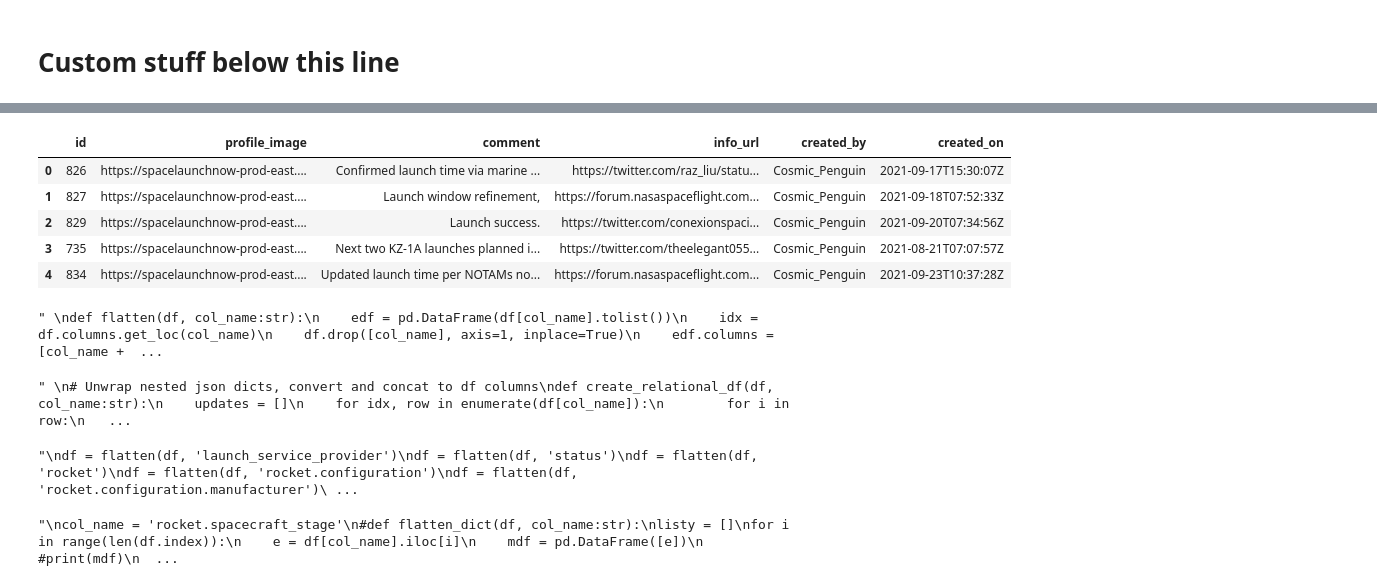
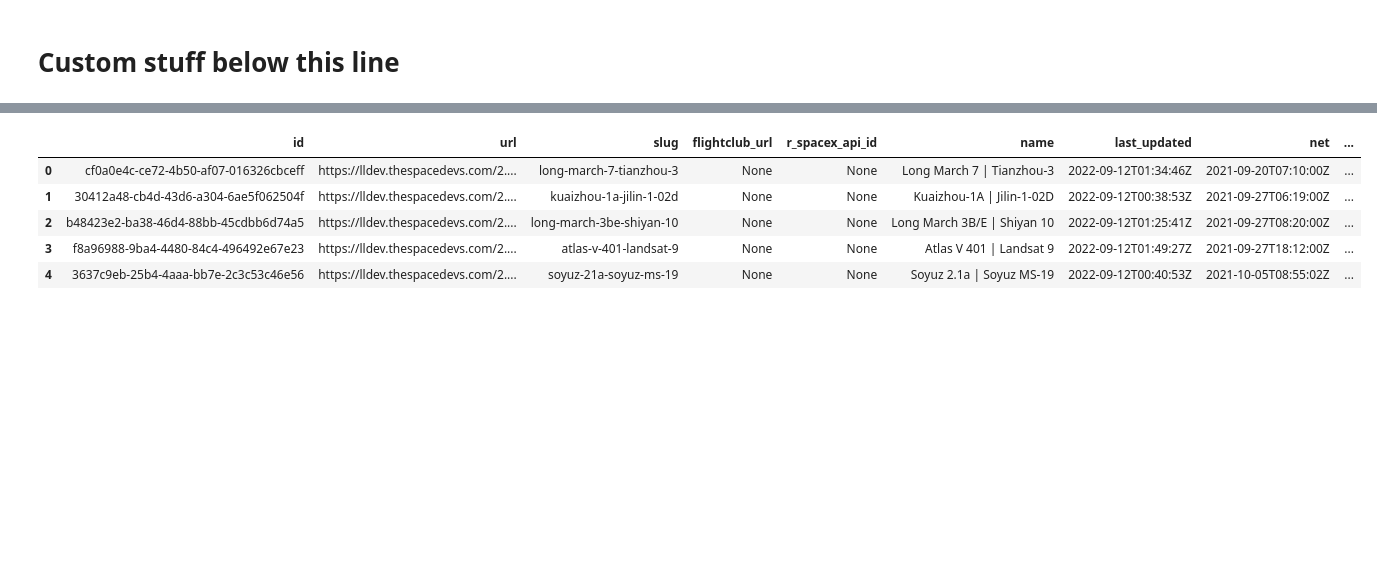
Before and after one commit to Victor4X/datavis-project, a Jupyter notebook: visualization/launches.ipynb, the cells around one changed output, grey strips where cells are left out. Saved outputs shown, nothing was run; the diff lists cells and outputs as text; code cells hidden in the pictures; blank space fills up the shorter version.

Commit message:
finished normalize and join to single table

```diff
--- a/visualization/launches.ipynb
+++ b/visualization/launches.ipynb
@@ -77,0 +73,3 @@ AttributeError: 'list' object has no attribute 'keys'
+# %%
+launch_df = pd.json_normalize(file, max_level=5)
+launch_df.drop(['updates', 'vidURLs', 'program', 'mission_patches', 'infoURLs', 'rocket.configuration.program', 'rocket.launcher_stage', 'rocket.spacecraft_stage.launch_crew', 'rocket.spacecraft_stage.onboard_crew', 'rocket.spacecraft_stage.landing_crew', 'rocket.spacecraft_stage.docking_events'], axis=1, inplace=True)
@@ -80,50 +136,9 @@ df = pd.json_normalize(file, record_path='updates')
 # %%
-df.head(5)
+launch_df.head(5)
 # %% [output]
-|  | id | profile_image | comment | info_url | created_by | created_on |
-| 0 | 826 | https://spacelaunchnow-prod-east.... | Confirmed launch time via marine ... | https://twitter.com/raz_liu/statu... | Cosmic_Penguin | 2021-09-17T15:30:07Z |
-| 1 | 827 | https://spacelaunchnow-prod-east.... | Launch window refinement, | https://forum.nasaspaceflight.com... | Cosmic_Penguin | 2021-09-18T07:52:33Z |
-| 2 | 829 | https://spacelaunchnow-prod-east.... | Launch success. | https://twitter.com/conexionspaci... | Cosmic_Penguin | 2021-09-20T07:34:56Z |
-| 3 | 735 | https://spacelaunchnow-prod-east.... | Next two KZ-1A launches planned i... | https://twitter.com/theelegant055... | Cosmic_Penguin | 2021-08-21T07:07:57Z |
-| 4 | 834 | https://spacelaunchnow-prod-east.... | Updated launch time per NOTAMs no... | https://forum.nasaspaceflight.com... | Cosmic_Penguin | 2021-09-23T10:37:28Z |
+|  | id | url | slug | flightclub_url | r_spacex_api_id | name | last_updated | net | ... |
+| 0 | cf0a0e4c-ce72-4b50-af07-016326cbceff | https://lldev.thespacedevs.com/2.... | long-march-7-tianzhou-3 | None | None | Long March 7 | Tianzhou-3 | 2022-09-12T01:34:46Z | 2021-09-20T07:10:00Z | ... |
+| 1 | 30412a48-cb4d-43d6-a304-6ae5f062504f | https://lldev.thespacedevs.com/2.... | kuaizhou-1a-jilin-1-02d | None | None | Kuaizhou-1A | Jilin-1-02D | 2022-09-12T00:38:53Z | 2021-09-27T06:19:00Z | ... |
+| 2 | b48423e2-ba38-46d4-88bb-45cdbb6d74a5 | https://lldev.thespacedevs.com/2.... | long-march-3be-shiyan-10 | None | None | Long March 3B/E | Shiyan 10 | 2022-09-12T01:25:41Z | 2021-09-27T08:20:00Z | ... |
+| 3 | f8a96988-9ba4-4480-84c4-496492e67e23 | https://lldev.thespacedevs.com/2.... | atlas-v-401-landsat-9 | None | None | Atlas V 401 | Landsat 9 | 2022-09-12T01:49:27Z | 2021-09-27T18:12:00Z | ... |
+| 4 | 3637c9eb-25b4-4aaa-bb7e-2c3c53c46e56 | https://lldev.thespacedevs.com/2.... | soyuz-21a-soyuz-ms-19 | None | None | Soyuz 2.1a | Soyuz MS-19 | 2022-09-12T00:40:53Z | 2021-10-05T08:55:02Z | ... |
-# %%
-"""
-def flatten(df, col_name:str):
-    edf = pd.DataFrame(df[col_name].tolist())
-    idx = df.columns.get_loc(col_name)
-    df.drop([col_name], axis=1, inplace=True)
-    edf.columns = [col_name + '.' + str(col) for col in edf.columns]
-    for i, col in enumerate(edf.columns):
-        df.insert(idx+i, col, edf[col])
-    return df
-"""
-# %% [output]
-" \ndef flatten(df, col_name:str):\n    edf = pd.DataFrame(df[col_name].tolist())\n    idx = df.columns.get_loc(col_name)\n    df.drop([col_name], axis=1, inplace=True)\n    edf.columns = [col_name +  ...
-# %%
-"""
-# Unwrap nested json dicts, convert and concat to df columns
-def create_relational_df(df, col_name:str):
-    updates = []
-    for idx, row in enumerate(df[col_name]):
-        for i in row:
-            idf = pd.DataFrame(i, index=[0])
-            idf.columns = [col_name + '.' + str(col) for col in idf.columns]
-            idf.insert(0, 'id', df['id'].iloc[idx])
-            updates.append(idf)
-    udf = pd.concat(updates)
-    return udf, df.drop([col_name], axis=1)
-"""
-# %% [output]
-" \n# Unwrap nested json dicts, convert and concat to df columns\ndef create_relational_df(df, col_name:str):\n    updates = []\n    for idx, row in enumerate(df[col_name]):\n        for i in row:\n   ...
-# %%
-"""
-df = flatten(df, 'launch_service_provider')
-df = flatten(df, 'status')
-df = flatten(df, 'rocket')
-df = flatten(df, 'rocket.configuration')
-df = flatten(df, 'rocket.configuration.manufacturer')
-df = flatten(df, 'pad')
-df = flatten(df, 'pad.location')
-"""
-# %% [output]
-"\ndf = flatten(df, 'launch_service_provider')\ndf = flatten(df, 'status')\ndf = flatten(df, 'rocket')\ndf = flatten(df, 'rocket.configuration')\ndf = flatten(df, 'rocket.configuration.manufacturer')\ ...
@@ -133,17 +144,0 @@ df = flatten(df, 'pad.location')
-# %%
-"""
-col_name = 'rocket.spacecraft_stage'
-#def flatten_dict(df, col_name:str):
-listy = []
-for i in range(len(df.index)):
-    e = df[col_name].iloc[i]
-    mdf = pd.DataFrame([e])
-    #print(mdf)
-    #mdf.columns = [col_name + '.' + str(col) for col in mdf.columns]
-    listy.append(mdf)
-
-print(len(listy))
-listy[0]
-"""
-# %% [output]
-"\ncol_name = 'rocket.spacecraft_stage'\n#def flatten_dict(df, col_name:str):\nlisty = []\nfor i in range(len(df.index)):\n    e = df[col_name].iloc[i]\n    mdf = pd.DataFrame([e])\n    #print(mdf)\n  ...
```
Also changed, not shown: parts of 15 cells of this notebook.
